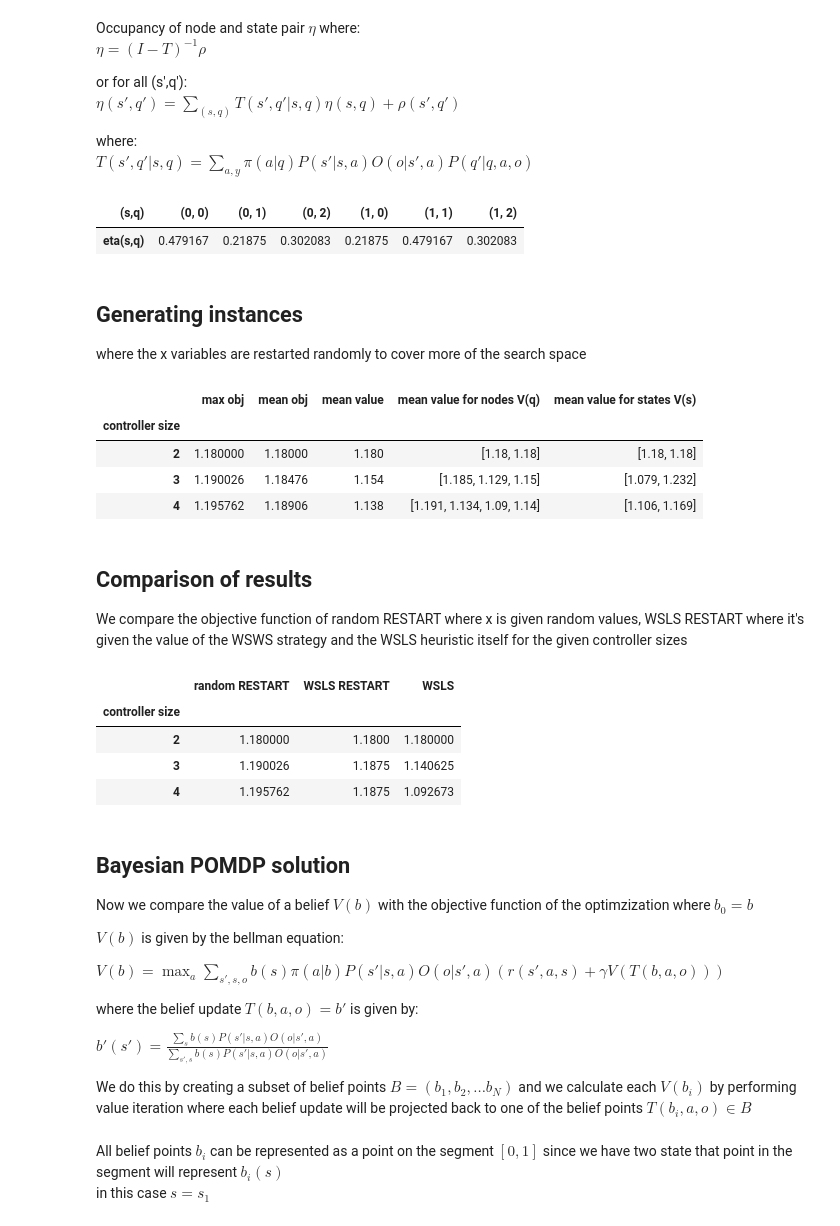
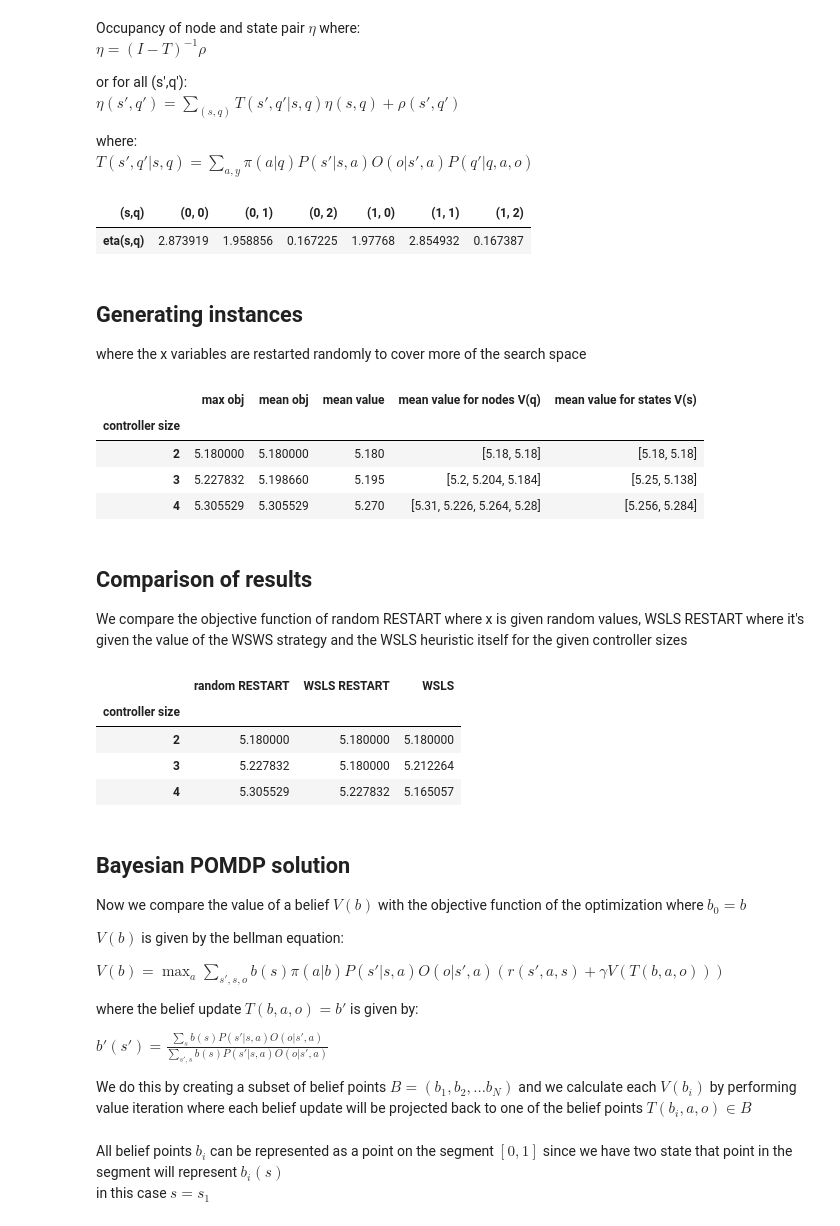
Before and after one commit to malikbf5/FSC-optimization, a Jupyter notebook: Bernoulli Bandits/Bernoulli Bandits.ipynb, the cells around one changed output. Cells and saved outputs as stored; diff of their text form; code cells hidden in the pictures.

```diff
--- a/Bernoulli Bandits/Bernoulli Bandits.ipynb
+++ b/Bernoulli Bandits/Bernoulli Bandits.ipynb
@@ -212,7 +217,7 @@ $b_0(s)$: initial distribution of states <br>
 $\rho(q)$: initial distribution over nodes in objective function, either $\rho(q_0) = 1$ or uniform
 # %%
 # discount factor
-gamma = 0.5
+gamma = 0.9
 
 # b_0(s)
 b0 = np.ones((num_states)) / num_states # uniform initial distribution over states
@@ -440,21 +445,21 @@ etadf.drop(etadf.index[0], inplace=True)
 etadf
 # %% [output]
 | (s,q) | (0, 0) | (0, 1) | (0, 2) | (1, 0) | (1, 1) | (1, 2) |
-| eta(s,q) | 0.479167 | 0.21875 | 0.302083 | 0.21875 | 0.479167 | 0.302083 |
+| eta(s,q) | 2.873919 | 1.958856 | 0.167225 | 1.97768 | 2.854932 | 0.167387 |
 # %% [markdown]
 ## Generating instances
 where the x variables are restarted randomly to cover more of the search space
 # %%
-number_instances = 10
+number_instances = 5
 controller_size_list = [2,3,4]
-sol = opt_instances(controller_size_list, number_instances,num_states, num_actions, num_observations, b0, gamma, state_transition_model, reward_model, observation_model, obj = obj)
-sol["dataframe"]
+ssol = opt_instances(controller_size_list, number_instances,num_states, num_actions, num_observations, b0, gamma, state_transition_model, reward_model, observation_model, obj = obj)
+ssol["dataframe"]
 # %% [output]
 |  | max obj | mean obj | mean value | mean value for nodes V(q) | mean value for states V(s) |
 | controller size |  |  |  |  |  |
-| 2 | 1.180000 | 1.18000 | 1.180 | [1.18, 1.18] | [1.18, 1.18] |
-| 3 | 1.190026 | 1.18476 | 1.154 | [1.185, 1.129, 1.15] | [1.079, 1.232] |
-| 4 | 1.195762 | 1.18906 | 1.138 | [1.191, 1.134, 1.09, 1.14] | [1.106, 1.169] |
+| 2 | 5.180000 | 5.180000 | 5.180 | [5.18, 5.18] | [5.18, 5.18] |
+| 3 | 5.227832 | 5.198660 | 5.195 | [5.2, 5.204, 5.184] | [5.25, 5.138] |
+| 4 | 5.305529 | 5.305529 | 5.270 | [5.31, 5.226, 5.264, 5.28] | [5.256, 5.284] |
 # %%
 # Value of controllers given a controller size
 # controllersize = 4
@@ -471,7 +476,7 @@ sol["dataframe"]
 We compare the objective function of random RESTART where x is given random values, WSLS RESTART where it's given the value of the WSWS strategy and the WSLS heuristic itself for the given controller sizes
 # %%
 comparisondf = pd.DataFrame({"controller size":[2,3,4],
-                             "random RESTART": list(sol["dataframe"]["max obj"]),
+                             "random RESTART": list(ssol["dataframe"]["max obj"]),
                              "WSLS RESTART": [vwsls2["objective funct"][0],vwsls3["objective funct"][0], vwsls4["objective funct"][0]],
                              "WSLS": [value_WSLS2df["objective funct"][0],value_WSLS3df["objective funct"][0],value_WSLS4df["objective funct"][0]]})
 comparisondf.set_index("controller size", inplace=True)
@@ -479,12 +484,12 @@ comparisondf
 # %% [output]
 |  | random RESTART | WSLS RESTART | WSLS |
 | controller size |  |  |  |
-| 2 | 1.180000 | 1.1800 | 1.180000 |
-| 3 | 1.190026 | 1.1875 | 1.140625 |
-| 4 | 1.195762 | 1.1875 | 1.092673 |
+| 2 | 5.180000 | 5.180000 | 5.180000 |
+| 3 | 5.227832 | 5.180000 | 5.212264 |
+| 4 | 5.305529 | 5.227832 | 5.165057 |
 # %% [markdown]
 ## Bayesian POMDP solution
-Now we compare the value of a belief $V(b)$ with the objective function of the optimzization where $b_0 = b$
+Now we compare the value of a belief $V(b)$ with the objective function of the optimization where $b_0 = b$
 
 $V(b)$ is given by the bellman equation:  <br>
 
```
Also changed, not shown: parts of 21 cells of this notebook.
